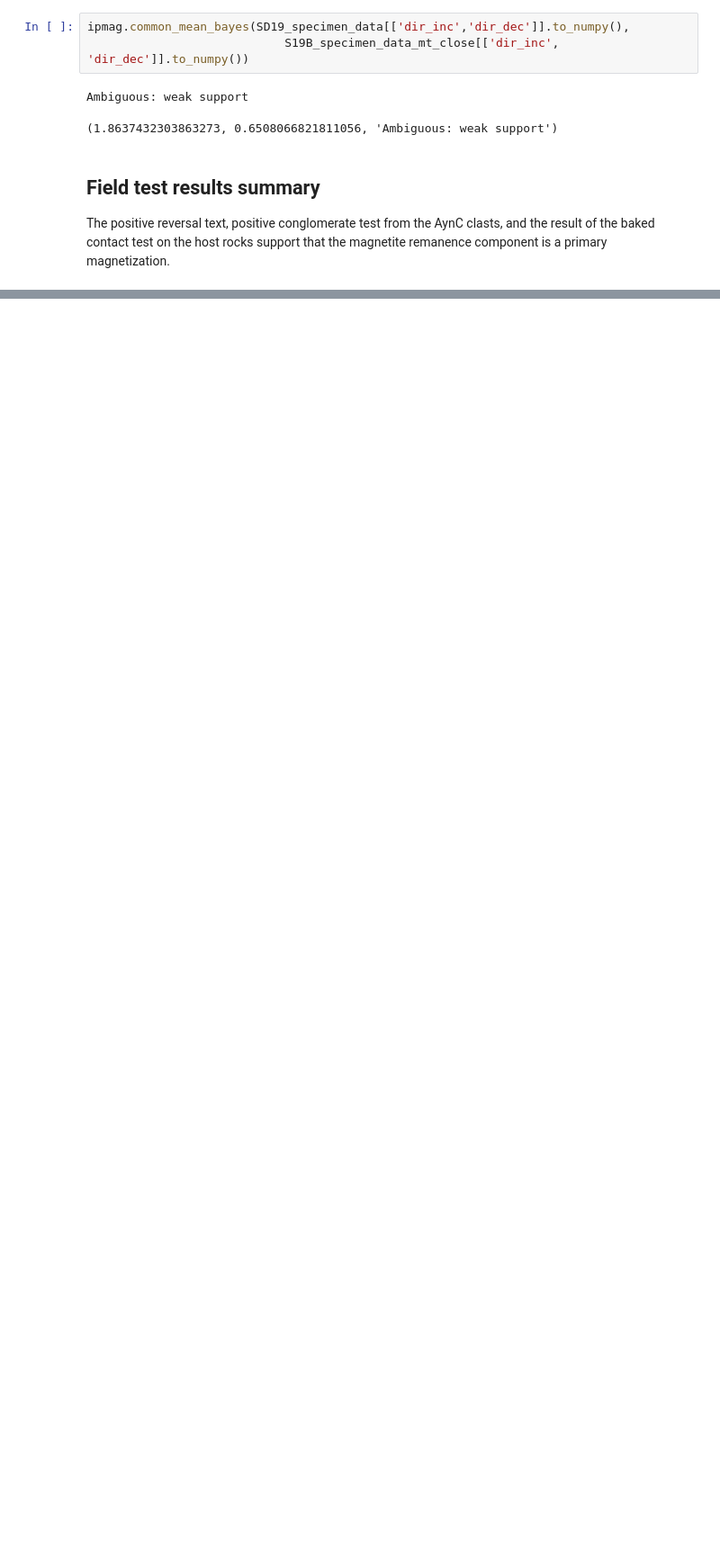
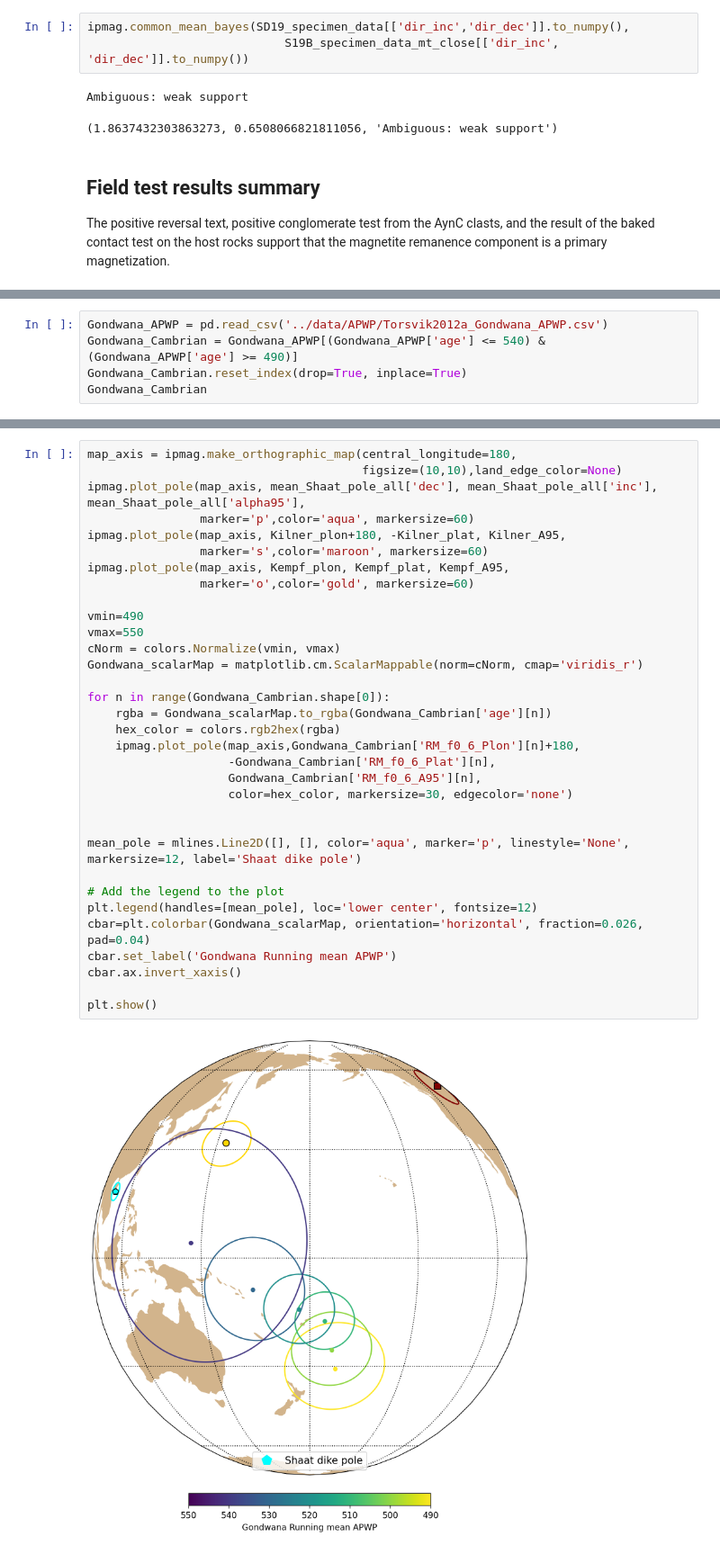
Before and after one commit to Swanson-Hysell-Group/2025_Oman_Paleogeography, a Jupyter notebook: code/dike_paleomagnetism.ipynb, the cells around one changed output, grey strips where cells are left out. Shown at 90% size. Saved outputs shown, nothing was run; the diff lists cells and outputs as text; blank space fills up the shorter version.

Commit message:
add summary of previous Neoproterozoic Oman data

```diff
--- a/code/dike_paleomagnetism.ipynb
+++ b/code/dike_paleomagnetism.ipynb
@@ -783,0 +948,5 @@ The positive reversal text, positive conglomerate test from the AynC clasts, and
+# %%
+Gondwana_APWP = pd.read_csv('../data/APWP/Torsvik2012a_Gondwana_APWP.csv')
+Gondwana_Cambrian = Gondwana_APWP[(Gondwana_APWP['age'] <= 540) & (Gondwana_APWP['age'] >= 490)]
+Gondwana_Cambrian.reset_index(drop=True, inplace=True)
+Gondwana_Cambrian
@@ -783,0 +961,35 @@ The positive reversal text, positive conglomerate test from the AynC clasts, and
+# %%
+map_axis = ipmag.make_orthographic_map(central_longitude=180,
+                                       figsize=(10,10),land_edge_color=None)
+ipmag.plot_pole(map_axis, mean_Shaat_pole_all['dec'], mean_Shaat_pole_all['inc'], mean_Shaat_pole_all['alpha95'],
+                marker='p',color='aqua', markersize=60)
+ipmag.plot_pole(map_axis, Kilner_plon+180, -Kilner_plat, Kilner_A95,
+                marker='s',color='maroon', markersize=60)
+ipmag.plot_pole(map_axis, Kempf_plon, Kempf_plat, Kempf_A95,
+                marker='o',color='gold', markersize=60)
+
+vmin=490
+vmax=550
+cNorm = colors.Normalize(vmin, vmax)
+Gondwana_scalarMap = matplotlib.cm.ScalarMappable(norm=cNorm, cmap='viridis_r')
+
+for n in range(Gondwana_Cambrian.shape[0]):
+    rgba = Gondwana_scalarMap.to_rgba(Gondwana_Cambrian['age'][n])
+    hex_color = colors.rgb2hex(rgba)
+    ipmag.plot_pole(map_axis,Gondwana_Cambrian['RM_f0_6_Plon'][n]+180,
+                    -Gondwana_Cambrian['RM_f0_6_Plat'][n],
+                    Gondwana_Cambrian['RM_f0_6_A95'][n],
+                    color=hex_color, markersize=30, edgecolor='none')
+
+
+mean_pole = mlines.Line2D([], [], color='aqua', marker='p', linestyle='None', markersize=12, label='Shaat dike pole')
+
+# Add the legend to the plot
+plt.legend(handles=[mean_pole], loc='lower center', fontsize=12)
+cbar=plt.colorbar(Gondwana_scalarMap, orientation='horizontal', fraction=0.026, pad=0.04)
+cbar.set_label('Gondwana Running mean APWP')
+cbar.ax.invert_xaxis()
+
+plt.show()
+# %% [output]
+[figure, added]
```
Also changed, not shown: parts of 21 cells of this notebook, 1 other file.
